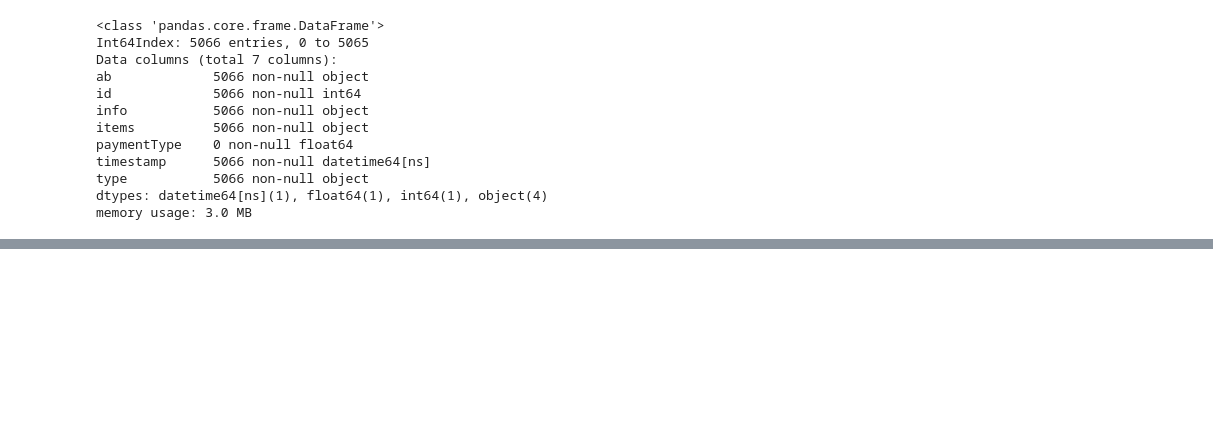
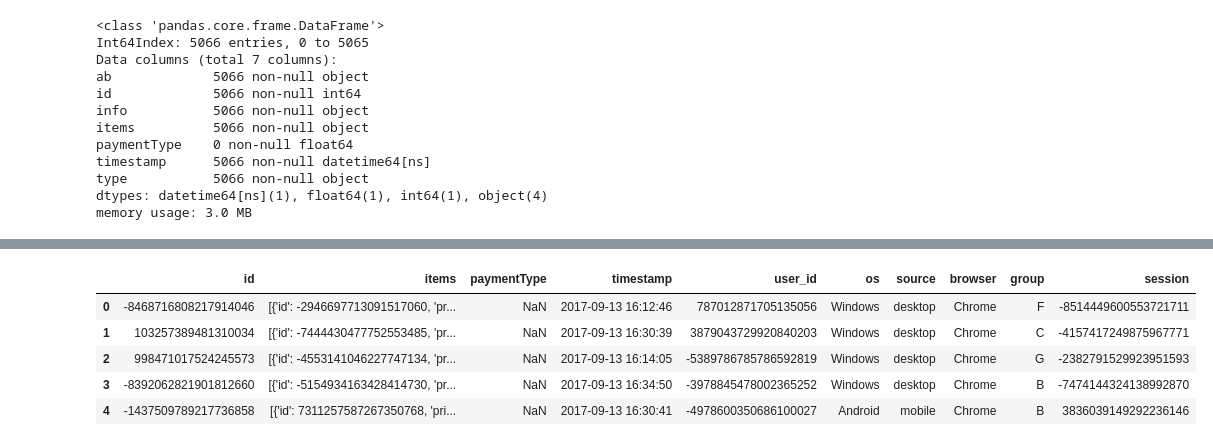
Before and after one commit to bjuncklaus/Chaordic_Challenge, a Jupyter notebook: challenge.ipynb, the cells around one changed output, grey strips where cells are left out. Saved outputs shown, nothing was run; the diff lists cells and outputs as text; code cells hidden in the pictures; blank space fills up the shorter version.

```diff
--- a/challenge.ipynb
+++ b/challenge.ipynb
@@ -720,0 +819,9 @@ memory usage: 3.0 MB
+# %%
+df_transactions.head()
+# %% [output]
+|  | id | items | paymentType | timestamp | user_id | os | source | browser | group | session |
+| 0 | -8468716808217914046 | [{'id': -2946697713091517060, 'pr... | NaN | 2017-09-13 16:12:46 | 787012871705135056 | Windows | desktop | Chrome | F | -8514449600553721711 |
+| 1 | 103257389481310034 | [{'id': -7444430477752553485, 'pr... | NaN | 2017-09-13 16:30:39 | 3879043729920840203 | Windows | desktop | Chrome | C | -4157417249875967771 |
+| 2 | 998471017524245573 | [{'id': -4553141046227747134, 'pr... | NaN | 2017-09-13 16:14:05 | -5389786785786592819 | Windows | desktop | Chrome | G | -2382791529923951593 |
+| 3 | -8392062821901812660 | [{'id': -5154934163428414730, 'pr... | NaN | 2017-09-13 16:34:50 | -3978845478002365252 | Windows | desktop | Chrome | B | -7474144324138992870 |
+| 4 | -1437509789217736858 | [{'id': 7311257587267350768, 'pri... | NaN | 2017-09-13 16:30:41 | -4978600350686100027 | Android | mobile | Chrome | B | 3836039149292236146 |
```
Also changed, not shown: parts of 12 cells of this notebook.
